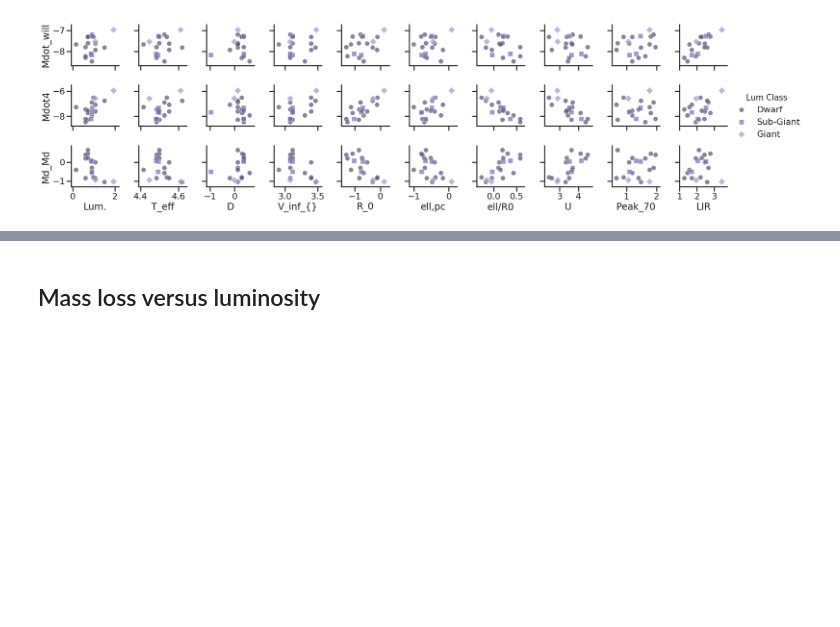
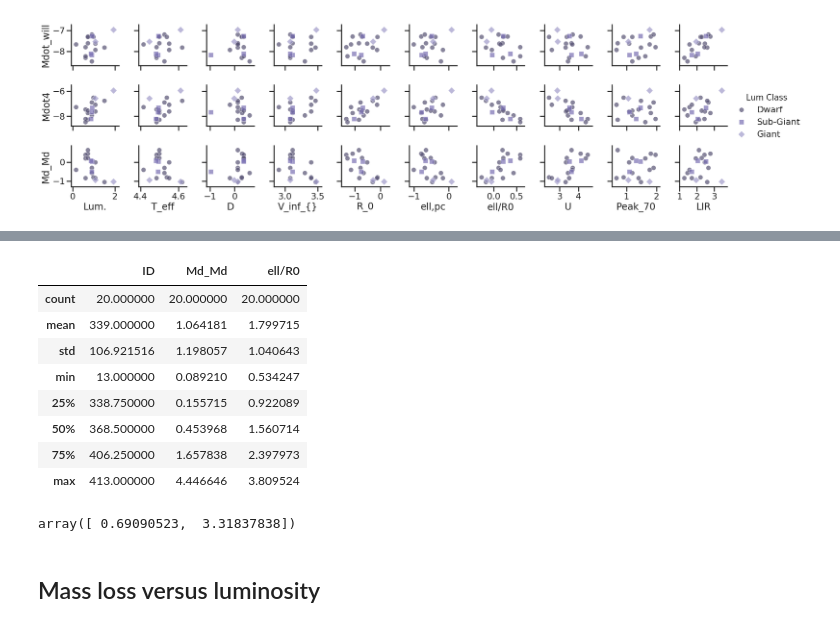
Before and after one commit to div-B-equals-0/dust-wave-case-studies, a Jupyter notebook: Kobulnicky-samples.ipynb, the cells around one changed output, grey strips where cells are left out. Cells and saved outputs as stored; diff of their text form; code cells hidden in the pictures; blank space fills up the shorter version.

```diff
--- a/Kobulnicky-samples.ipynb
+++ b/Kobulnicky-samples.ipynb
@@ -1534,3 +1556,19 @@ plt.gcf().savefig("mdot_correlations.pdf")
+# %%
+k18tab['ID', 'Md_Md', 'ell/R0'].to_pandas().describe()
+# %% [output]
+|  | ID | Md_Md | ell/R0 |
+| count | 20.000000 | 20.000000 | 20.000000 |
+| mean | 339.000000 | 1.064181 | 1.799715 |
+| std | 106.921516 | 1.198057 | 1.040643 |
+| min | 13.000000 | 0.089210 | 0.534247 |
+| 25% | 338.750000 | 0.155715 | 0.922089 |
+| 50% | 368.500000 | 0.453968 | 1.560714 |
+| 75% | 406.250000 | 1.657838 | 2.397973 |
+| max | 413.000000 | 4.446646 | 3.809524 |
+# %%
+np.percentile(k18tab['ell/R0'], [10, 90])
+# %% [output]
+array([ 0.69090523,  3.31837838])
 # %% [markdown]
 ## Mass loss versus luminosity
 # %% [markdown]
```
Also changed, not shown: parts of 2 cells of this notebook, 5 other files.
